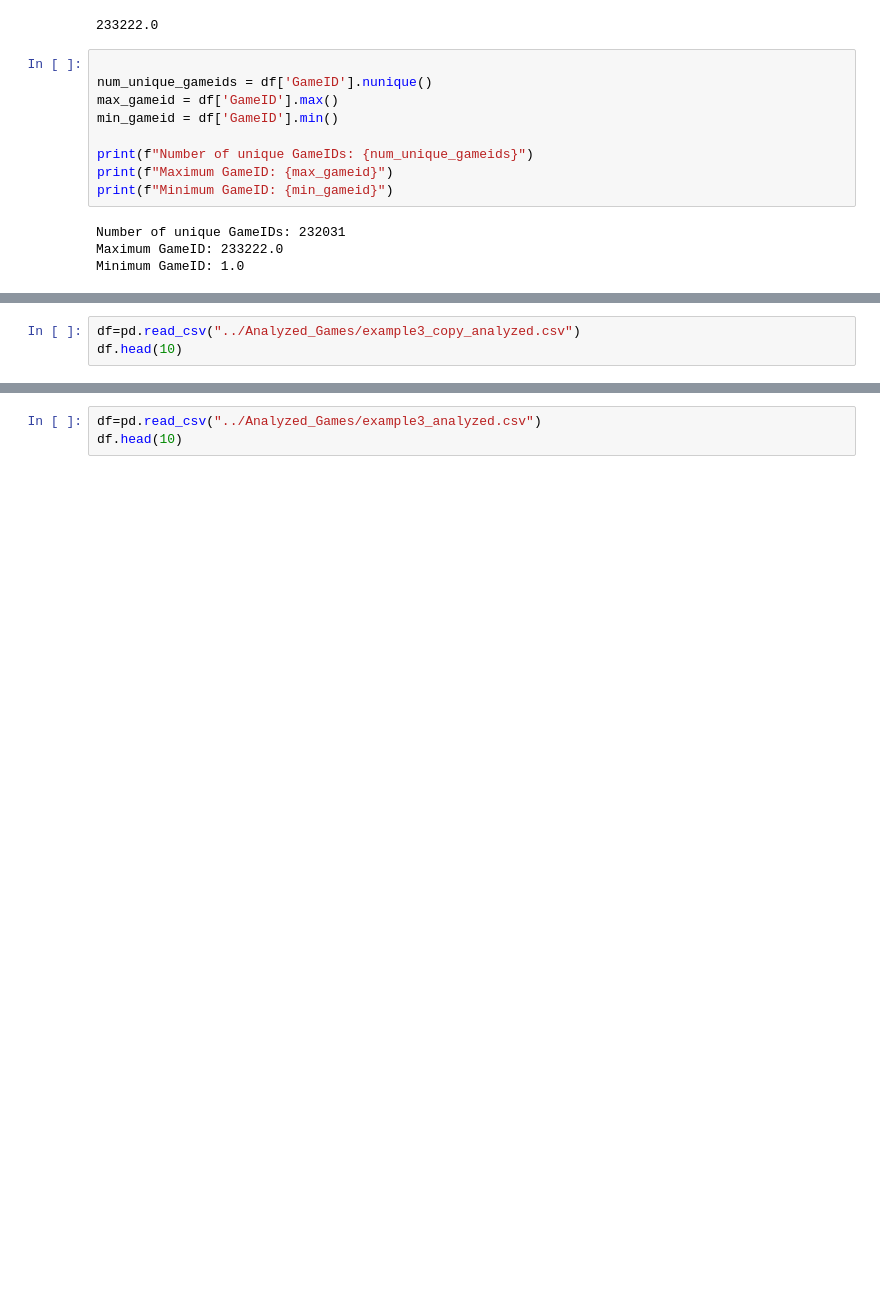
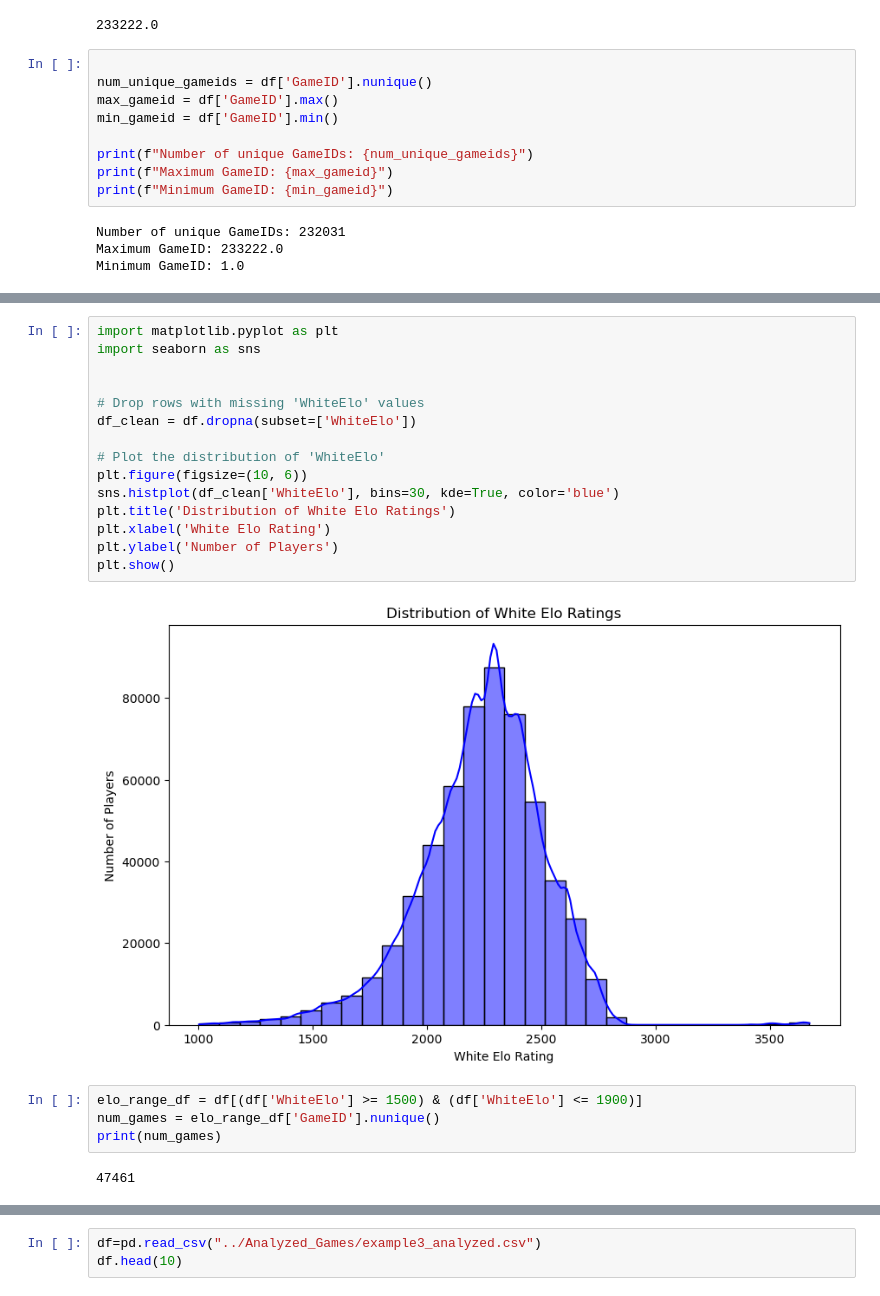
Before and after one commit to dosoe/Guess-The-Elo, a Jupyter notebook: data_analysis/playing_around.ipynb, the cells around one changed output, grey strips where cells are left out. Cells and saved outputs as stored; diff of their text form; blank space fills up the shorter version.

```diff
--- a/data_analysis/playing_around.ipynb
+++ b/data_analysis/playing_around.ipynb
@@ -40,6 +40,3 @@ df.head(5)
 | 2 | 1.0 | NaN | NaN | NaN | NaN | NaN | NaN | NaN | NaN | ... |
 | 3 | 1.0 | NaN | NaN | NaN | NaN | NaN | NaN | NaN | NaN | ... |
 | 4 | 1.0 | NaN | NaN | NaN | NaN | NaN | NaN | NaN | NaN | ... |
-# %%
-df=pd.read_csv("../Analyzed_Games/example3_copy_analyzed.csv")
-df.head(10)
@@ -57,0 +43,23 @@ df.head(10)
+# %%
+import matplotlib.pyplot as plt
+import seaborn as sns
+
+
+# Drop rows with missing 'WhiteElo' values
+df_clean = df.dropna(subset=['WhiteElo'])
+
+# Plot the distribution of 'WhiteElo'
+plt.figure(figsize=(10, 6))
+sns.histplot(df_clean['WhiteElo'], bins=30, kde=True, color='blue')
+plt.title('Distribution of White Elo Ratings')
+plt.xlabel('White Elo Rating')
+plt.ylabel('Number of Players')
+plt.show()
+# %% [output]
+[figure, added]
+# %%
+elo_range_df = df[(df['WhiteElo'] >= 1500) & (df['WhiteElo'] <= 1900)]
+num_games = elo_range_df['GameID'].nunique()
+print(num_games)
+# %% [output]
+47461
```
Also changed, not shown: parts of 5 cells of this notebook, 25 other files.
